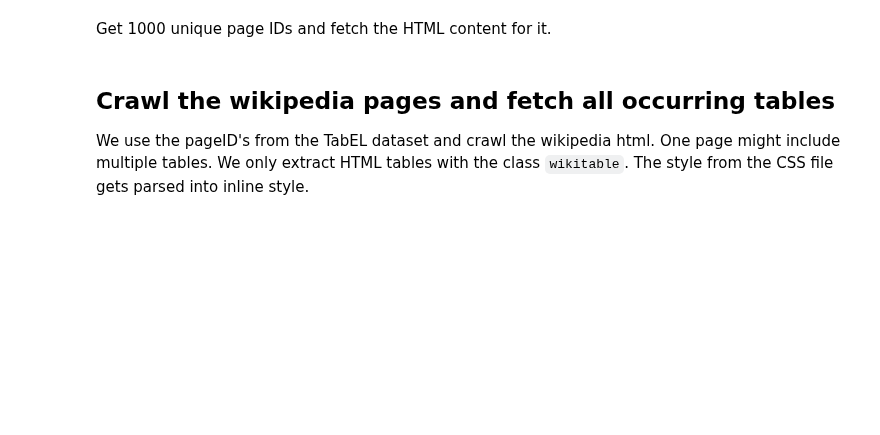
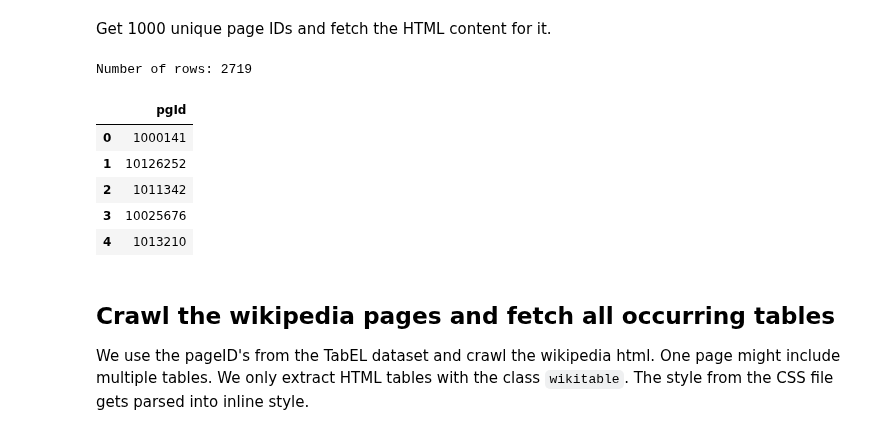
Before and after one commit to RichStone/web-tables-header-detection, a Jupyter notebook: Notebooks/Table Header Detection.ipynb, the cells around one changed output. Drawn from its saved outputs; the diff is of its cells as text; code cells hidden in the pictures; blank space fills up the shorter version.

```diff
--- a/Notebooks/Table Header Detection.ipynb
+++ b/Notebooks/Table Header Detection.ipynb
@@ -73,8 +73,26 @@ tabEL.head()
 | 4 | 10000228-1 | 2 | 7 | 1 | [1] | 0.951118 | 10000228 | Julien Leparoux | Year-end charts | ... |
 # %% [markdown]
 Get 1000 unique page IDs and fetch the HTML content for it.
-# %%
-pageIDSample = tabEL[['pgId']].sample(n=1000)
+# %%
+uniquePageIDs = pd.DataFrame(tabEL['pgId'].unique(), columns=['pgId'])
+print('Number of rows: ' + str(uniquePageIDs.shape[0]))
+# %% [output]
+Number of rows: 2719
+# %%
+def pickRandomSample():
+    pageIDSample = uniquePageIDs.sample(n=1000)
+    pageIDSample.reset_index(inplace=True)
+    pageIDSample.drop(axis='columns', labels='index', inplace=True)
+
+pickRandomSample()
+pageIDSample.head()
+# %% [output]
+|  | pgId |
+| 0 | 1000141 |
+| 1 | 10126252 |
+| 2 | 1011342 |
+| 3 | 10025676 |
+| 4 | 1013210 |
 # %% [markdown]
 ## Crawl the wikipedia pages and fetch all occurring tables
 We use the pageID's from the TabEL dataset and crawl the wikipedia html. One page might include multiple tables. We only extract HTML tables with the class `wikitable`. The style from the CSS file gets parsed into inline style.
```
Also changed, not shown: parts of 5 cells of this notebook, 1 other file.
